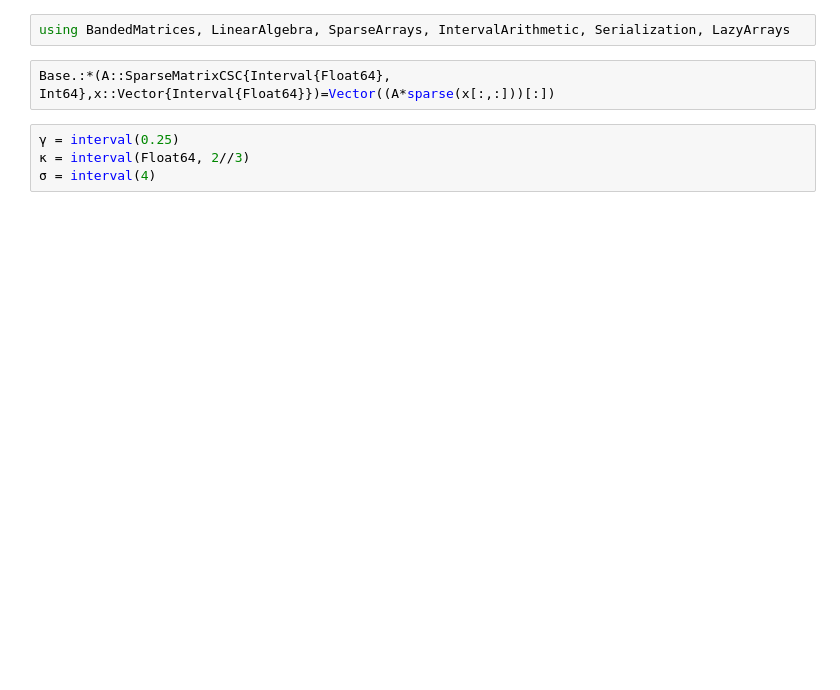
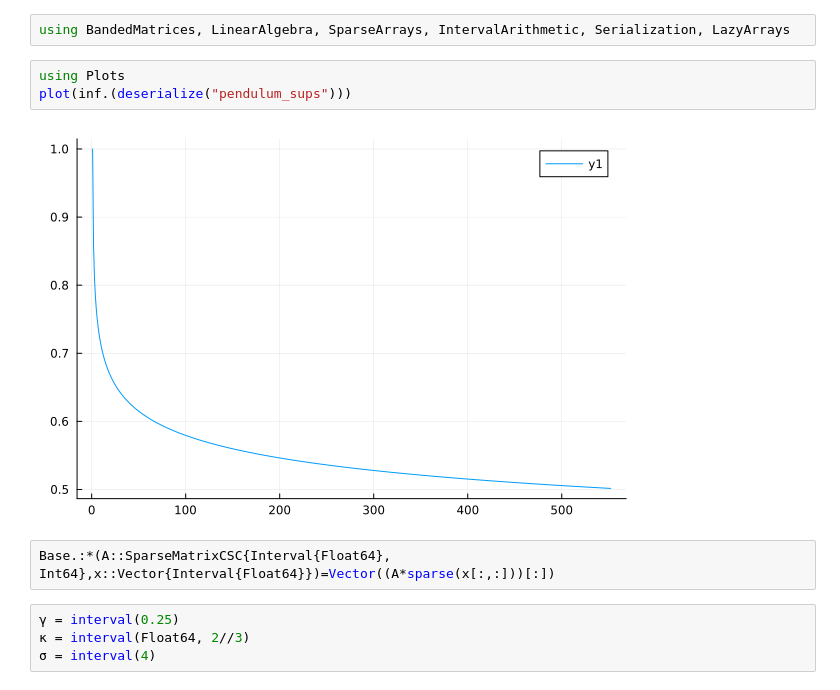
Before and after one commit to Huggzz/Enclosure-of-Lyapunov-exponents, a Jupyter notebook: pendulum/proof.ipynb, the cells around one changed output. Cells and saved outputs as stored; diff of their text form; blank space fills up the shorter version.

Commit message:
fix stuff for the pendulum example

```diff
--- a/pendulum/proof.ipynb
+++ b/pendulum/proof.ipynb
@@ -1,5 +1,10 @@
 # %%
 using BandedMatrices, LinearAlgebra, SparseArrays, IntervalArithmetic, Serialization, LazyArrays
+# %%
+using Plots
+plot(inf.(deserialize("pendulum_sups")))
+# %% [output]
+[figure, added]
 # %%
 Base.:*(A::SparseMatrixCSC{Interval{Float64}, Int64},x::Vector{Interval{Float64}})=Vector((A*sparse(x[:,:]))[:])
 # %%
```
Also changed, not shown: parts of 1 cell of this notebook, 1 other file.
